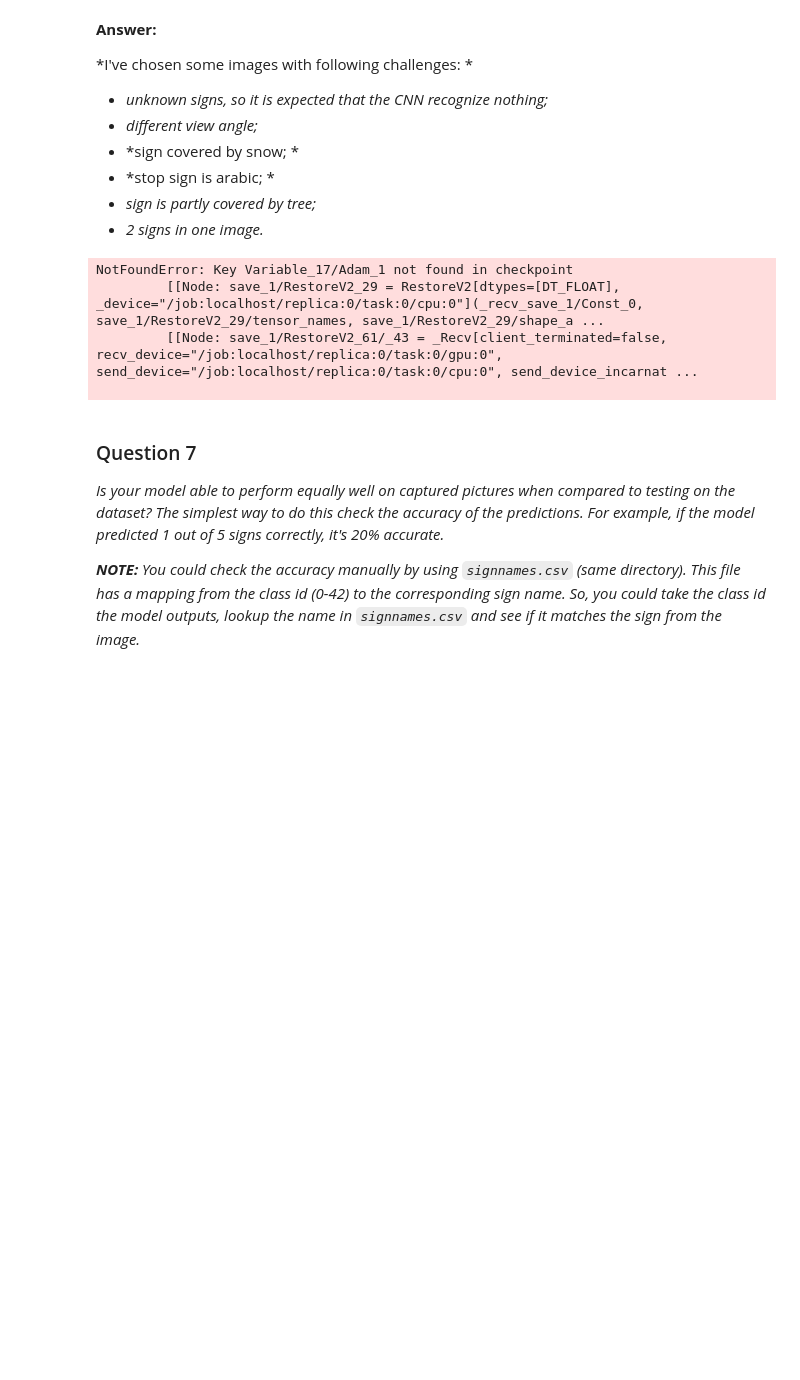
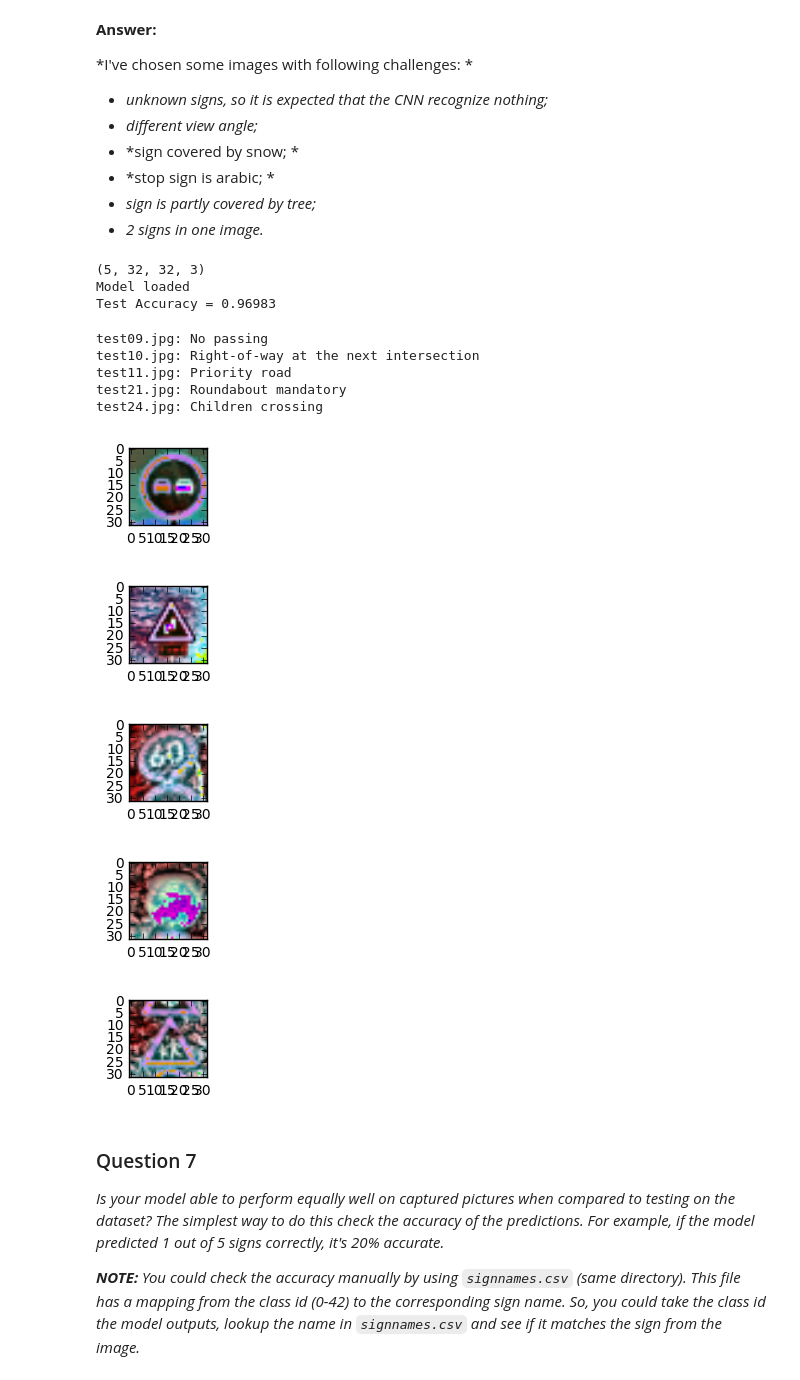
Before and after one commit to chilisy/CarND-Traffic-Sign-Classifier-Project, a Jupyter notebook: Traffic_Sign_Classifier.ipynb, the cells around one changed output. Cells and saved outputs as stored; diff of their text form; code cells hidden in the pictures; blank space fills up the shorter version.

```diff
--- a/Traffic_Sign_Classifier.ipynb
+++ b/Traffic_Sign_Classifier.ipynb
@@ -654,39 +633,65 @@ _Choose five candidate images of traffic signs and provide them in the report. A
 ### Feel free to use as many code cells as needed
 def prepare_image_data(all_image_files):
 
-    images = np.zeros((24, 32, 32, 3))
+    images = np.zeros((len(all_image_files), 32, 32, 3))
+    images_original = np.zeros((len(all_image_files), 32, 32, 3))
     i = 0
     for image_file in all_image_files:
 
         img = imread(cwd + folder_testimages + '/' + image_file)
         img = resize(img)
+        images_original[i] = img
+
         img_processed = preprocess_image(img, opt='combined')
         images[i] = img_processed
         i = i+1
 
-    return images
+    return images, images_original
 
-#x = tf.placeholder(tf.float32, (None,) + image_shape)
-#y = tf.placeholder(tf.int32, (None))
-#keep_prob = tf.placeholder(tf.float32)
+image_processed, images_original = prepare_image_data(all_image_files)
+print(image_processed.shape)
+kb = 1
+
+
+prediction = tf.argmax(logits, 1)
+saver = tf.train.Saver()
 
 with tf.Session() as sess:
 
     saver.restore(sess, cwd+'/temp/lenet.ckpt')
+    print("Model loaded")
+
     test_accuracy = evaluate(X_test_processed, y_test)
     print("Test Accuracy = {:.5f}".format(test_accuracy))
 
-    image_processed = prepare_image_data(all_image_files)
-    print(image_processed.shape)
-    kb = 1
-    logits = sess.run(LeNet, feed_dict={x:image_processed, keep_prob:kb})
-    Tracer()()
-    tf.argmax(logits, 1)
+    pred = sess.run(prediction, feed_dict={x:image_processed, keep_prob:kb})
 # %% [output]
-NotFoundError: Key Variable_17/Adam_1 not found in checkpoint
-         [[Node: save_1/RestoreV2_29 = RestoreV2[dtypes=[DT_FLOAT], _device="/job:localhost/replica:0/task:0/cpu:0"](_recv_save_1/Const_0, save_1/RestoreV2_29/tensor_names, save_1/RestoreV2_29/shape_a ...
-         [[Node: save_1/RestoreV2_61/_43 = _Recv[client_terminated=false, recv_device="/job:localhost/replica:0/task:0/gpu:0", send_device="/job:localhost/replica:0/task:0/cpu:0", send_device_incarnat ...
-
+(5, 32, 32, 3)
+Model loaded
+Test Accuracy = 0.96983
+# %%
+pred
+
+i = 0
+for image_file in all_image_files:
+
+    img = imread(cwd + folder_testimages + '/' + image_file)
+    print(image_file + ': ' + signnames[pred[i]])
+
+    plt.figure(figsize=(1,1))
+    plt.imshow(image_processed[i])
+    i=i+1
+# %% [output]
+test09.jpg: No passing
+test10.jpg: Right-of-way at the next intersection
+test11.jpg: Priority road
+test21.jpg: Roundabout mandatory
+test24.jpg: Children crossing
+[figure, added]
+[figure, added]
+[figure, added]
+[figure, added]
+[figure, added]
 # %% [markdown]
 ### Question 7
 
```
Also changed, not shown: parts of 14 cells of this notebook, 1 other file.
